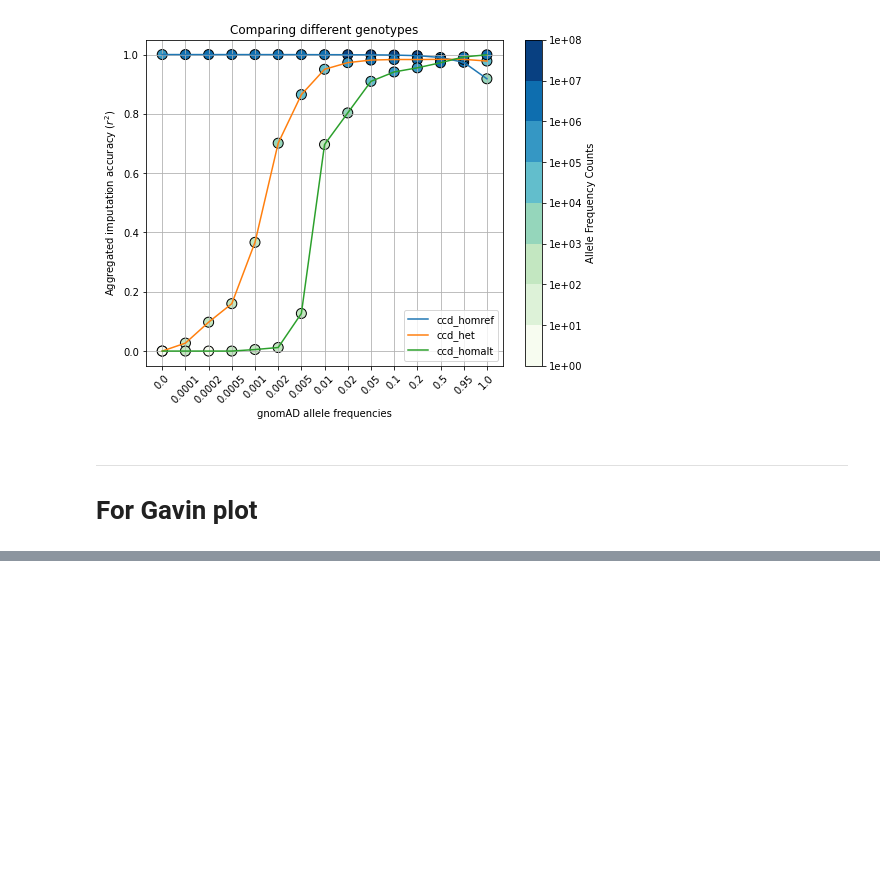
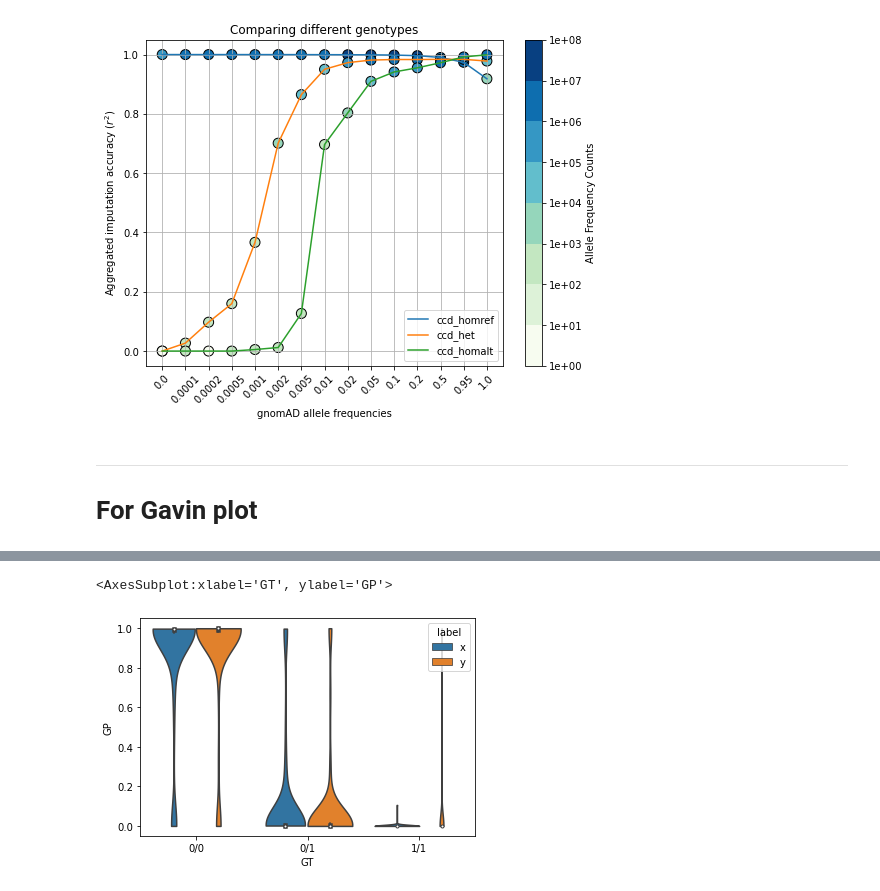
Before and after one commit to Suuuuuuuus/LCWGS_pipeline, a Jupyter notebook: scripts/lcwgs_tmp.ipynb, the cells around one changed output, grey strips where cells are left out. Saved outputs shown, nothing was run; the diff lists cells and outputs as text; code cells hidden in the pictures; blank space fills up the shorter version.

```diff
--- a/scripts/lcwgs_tmp.ipynb
+++ b/scripts/lcwgs_tmp.ipynb
@@ -211,0 +94,36 @@ pd.concat([lc,chip], ignore_index=True)
+# %%
+mini = False
+common_cols = ['chr', 'pos', 'ref', 'alt']
+lc_sample_prefix = 'GM'
+chip_sample_prefix = 'GAM'
+seq_sample_prefix = 'IDT'
+
+sample_linker='data/metadata/sample_linker.csv'
+c = 11
+pos = 5227002
+
+labels_lst = ['lc-oneKG', 'chip-oneKG']
+source_lst = ['lc', 'chip']
+
+lc = 'results/imputation/vcfs/oneKG/quilt.chr11.vcf.gz'
+chip = 'results/chip/imputed/oneKG/emp_vcf/chr11.empiricalDose.vcf.gz'
+
+vcf_lst = [lc, chip]
+
+site = 'chr' + str(c) + ':' + str(pos) + '-' + str(pos)
+df_ary = []
+n = len(vcf_lst)
+# rename_map = generate_rename_map(mini = mini)
+
+vcf_cols = [
+    'chr', 'pos', 'ID', 'ref', 'alt', 'QUAL', 'FILTER', 'INFO', 'FORMAT'
+]
+
+for i in vcf_lst:
+    command = "tabix" + " " + i + " " + site + " | tail -n 1"
+    data = subprocess.run(command, shell = True, capture_output = True, text = True).stdout[:-1].split('\t')
+    command = "bcftools query -l" + " " + i
+    name = subprocess.run(command, shell = True, capture_output = True, text = True).stdout[:-1].split('\n')
+    col = vcf_cols + name
+    df = pd.DataFrame([data], columns=col)
+    df_ary.append(df)
@@ -211,0 +146,3 @@ pd.concat([lc,chip], ignore_index=True)
+# %%
+df_ary[0] = df_ary[0].iloc[:558, :]
+df_ary[0]
@@ -211,0 +163,8 @@ pd.concat([lc,chip], ignore_index=True)
+# %%
+res = lcwgsus.combine_violins(df_ary, ['x', 'y'])
+#     res = combine_violins(df_ary, labels_lst)
+sns.violinplot(data=res, x = 'GT', y = 'GP', hue = 'label', inner = 'box', cut = 0)
+# sns.boxplot(x="GT", y="GP", data=res, hue = 'label', width=0.2, linewidth=2.5, color="salmon")
+# %% [output]
+<AxesSubplot:xlabel='GT', ylabel='GP'>
+[figure, added]
```
Also changed, not shown: parts of 14 cells of this notebook, 1 other file.
